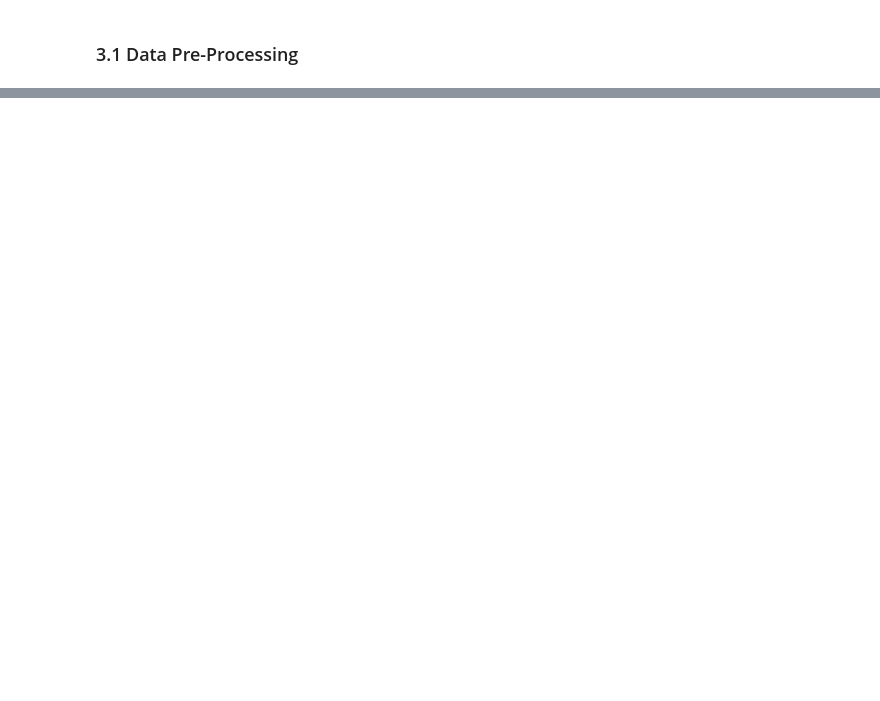
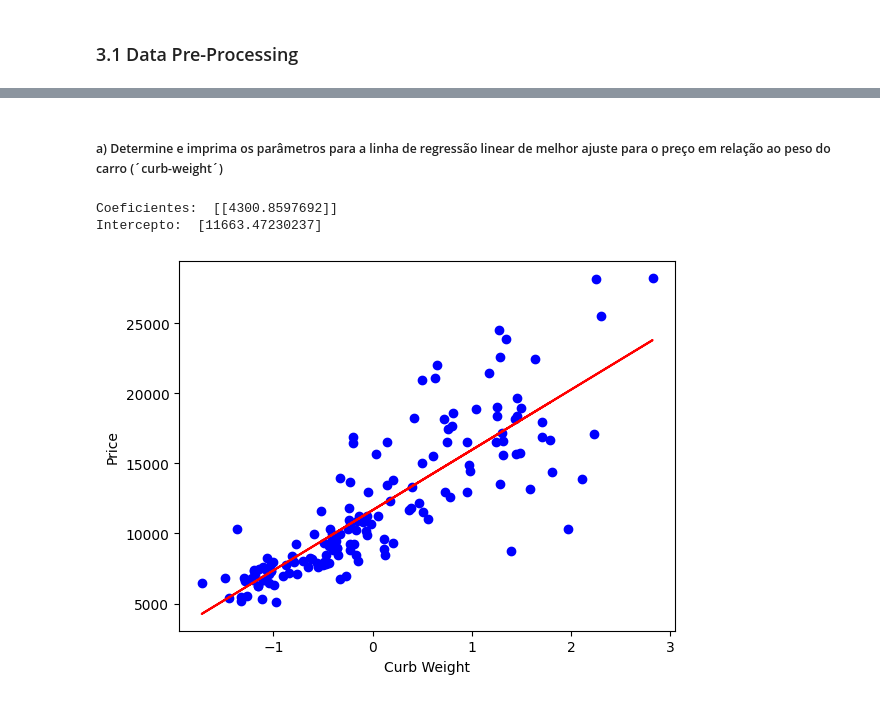
Before and after one commit to reynancs/car_price_prediction, a Jupyter notebook: notebooks/3.0-rc-modeling.ipynb, the cells around one changed output, grey strips where cells are left out. Cells and saved outputs as stored; diff of their text form; code cells hidden in the pictures; blank space fills up the shorter version.

```diff
--- a/notebooks/3.0-rc-modeling.ipynb
+++ b/notebooks/3.0-rc-modeling.ipynb
@@ -58,0 +273,23 @@ numerical_features = df.select_dtypes(include=['int64', 'float64']).columns.to_l
+# %% [markdown]
+##### a) Determine e imprima os parâmetros para a linha de regressão linear de melhor ajuste para o preço em relação ao peso do carro (´curb-weight´)
+# %%
+X_train_1 = X_train[:,0]
+
+regressor_1 = linear_model.LinearRegression()
+regressor_1.fit(X_train_1.reshape(-1, 1), y_train)
+
+coef_1 = regressor_1.coef_
+intercept_1 = regressor_1.intercept_
+
+print("Coeficientes: ", coef_1)
+print("Intercepto: ", intercept_1)
+
+plt.scatter(X_train_1, y_train,  color='blue')
+plt.plot(X_train_1, coef_1[0] * X_train_1 + intercept_1, color='red')
+plt.xlabel("Curb Weight")
+plt.ylabel("Price")
+plt.show()
+# %% [output]
+Coeficientes:  [[4300.8597692]]
+Intercepto:  [11663.47230237]
+[figure, added]
```
Also changed, not shown: parts of 38 cells of this notebook, 3 other files.
